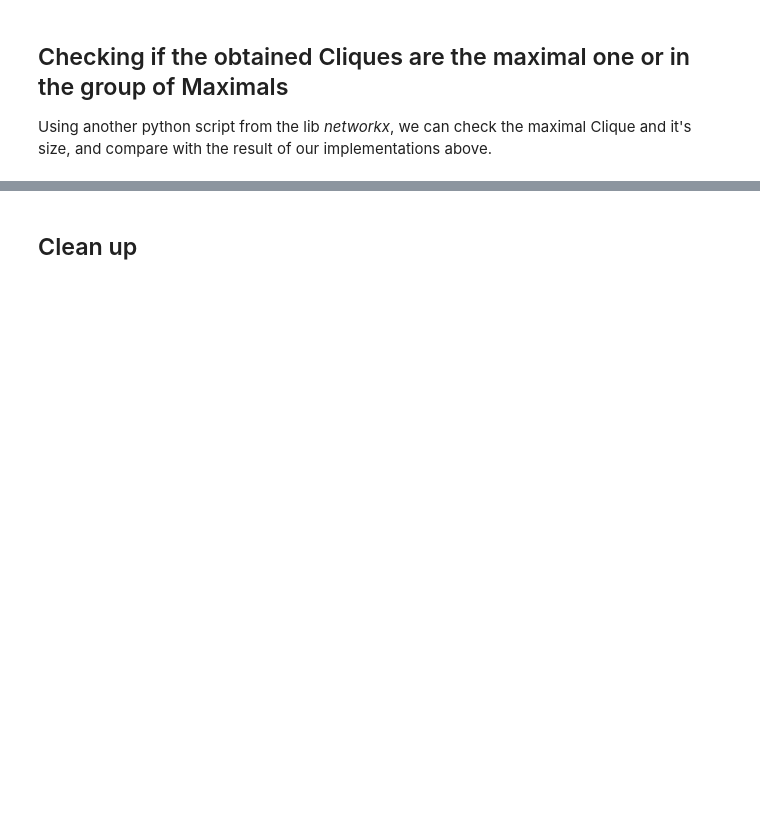
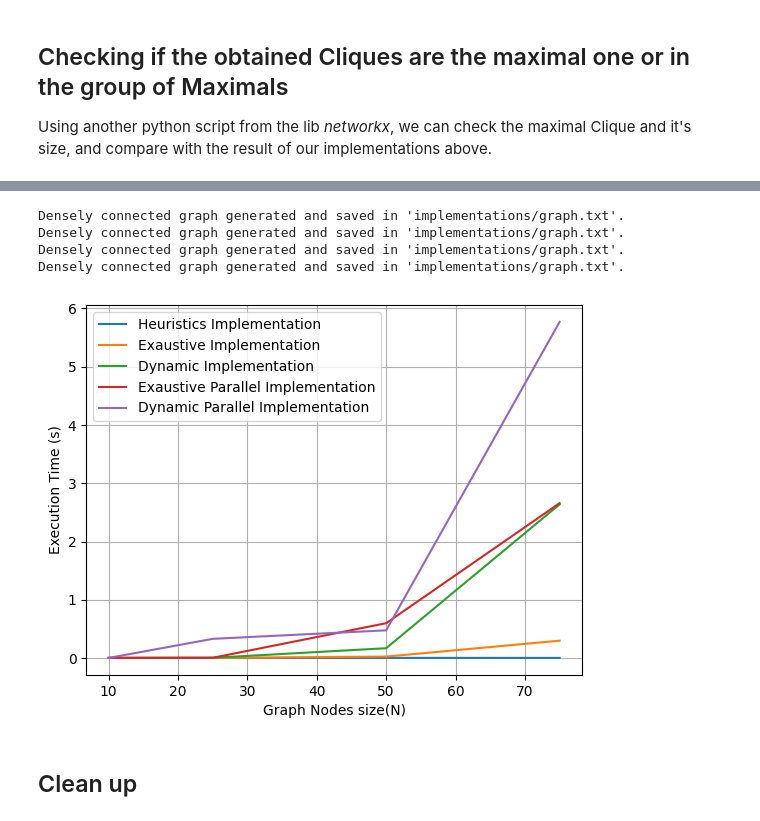
Before and after one commit to matheus-1618/Maximal-Clique-Problem, a Jupyter notebook: src/Report.ipynb, the cells around one changed output, grey strips where cells are left out. Saved outputs shown, nothing was run; the diff lists cells and outputs as text; code cells hidden in the pictures; blank space fills up the shorter version.

Commit message:
Comparing implementations

```diff
--- a/src/Report.ipynb
+++ b/src/Report.ipynb
@@ -139,3 +129,59 @@ Using another python script from the lib *networkx*, we can check the maximal Cl
+# %%
+import time
+import subprocess
+import matplotlib.pyplot as plt
+heuristics = []
+exaustive = []
+dynamic = []
+exaustive_parallel = []
+dynamic_paralell = []
+tamanhos = [10,25,50,75]#,100,150,200,250]
+for i in tamanhos:
+  generate_graph(i,False)
+  start = time.perf_counter()
+  proc = subprocess.run(['./1_edges_heuristic'], text=True, capture_output=True)
+  end = time.perf_counter()
+  heuristics.append(end - start)
+
+  start = time.perf_counter()
+  proc = subprocess.run(['./2_recursive_clique'], text=True, capture_output=True)
+  end = time.perf_counter()
+  exaustive.append(end - start)
+
+  start = time.perf_counter()
+  proc = subprocess.run(['./3_dynamic_programming'], text=True, capture_output=True)
+  end = time.perf_counter()
+  dynamic.append(end - start)
+
+  start = time.perf_counter()
+  proc = subprocess.run(['./4_recursive_clique_parallel'], text=True, capture_output=True)
+  end = time.perf_counter()
+  exaustive_parallel.append(end - start)
+
+  start = time.perf_counter()
+  proc = subprocess.run(['./5_dynamic_programming_parallel'], text=True, capture_output=True)
+  end = time.perf_counter()
+  dynamic_paralell.append(end - start)
+
+
+
+plt.plot(tamanhos,heuristics,label="Heuristics Implementation")
+plt.plot(tamanhos,exaustive,label="Exaustive Implementation")
+plt.plot(tamanhos,dynamic,label="Dynamic Implementation")
+plt.plot(tamanhos,exaustive_parallel,label="Exaustive Parallel Implementation")
+plt.plot(tamanhos,dynamic_paralell,label="Dynamic Parallel Implementation")
+
+plt.xlabel("Graph Nodes size(N)")
+plt.ylabel("Execution Time (s)")
+plt.legend()
+plt.grid(True)
+plt.show()
+# %% [output]
+Densely connected graph generated and saved in 'implementations/graph.txt'.
+Densely connected graph generated and saved in 'implementations/graph.txt'.
+Densely connected graph generated and saved in 'implementations/graph.txt'.
+Densely connected graph generated and saved in 'implementations/graph.txt'.
+[figure, added]
 # %% [markdown]
 ## Clean up
 # %%
```
Also changed, not shown: parts of 11 cells of this notebook.
